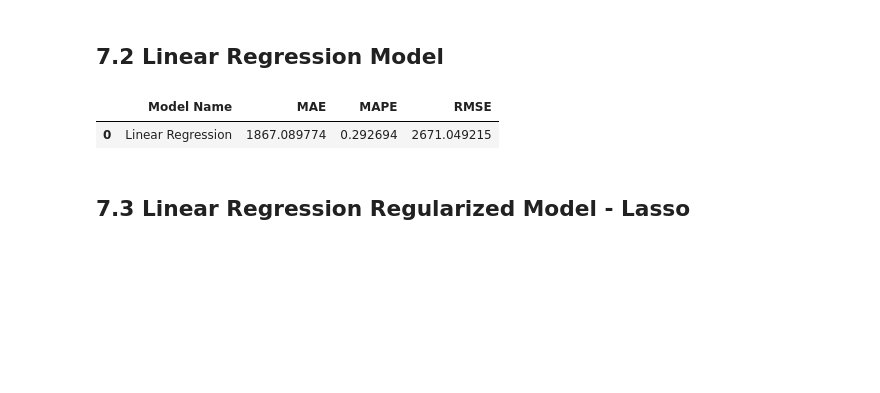
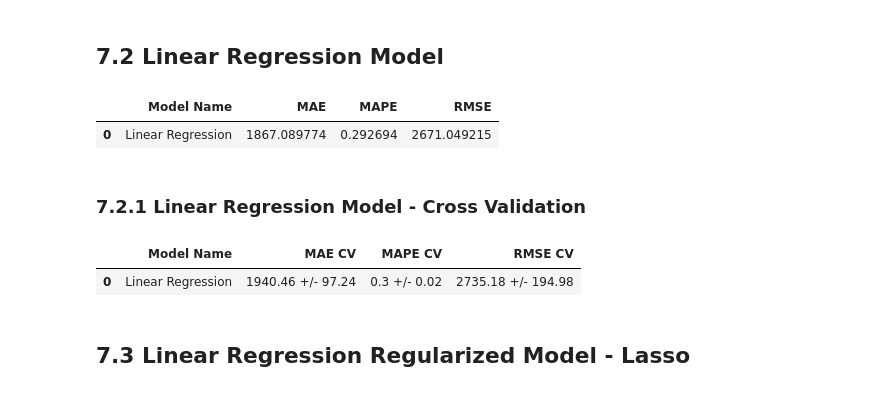
Before and after one commit to laaisfmaia/projeto-ds-em-producao, a Jupyter notebook: mod_7_Machine_Learning_modelling.ipynb, the cells around one changed output. Drawn from its saved outputs; the diff is of its cells as text; code cells hidden in the pictures; blank space fills up the shorter version.

Commit message:
end real performance comparison with cross validation

```diff
--- a/mod_7_Machine_Learning_modelling.ipynb
+++ b/mod_7_Machine_Learning_modelling.ipynb
@@ -1524,6 +1568,10 @@ cols_selected_boruta_full.extend(feat_to_add)
 # %%
 x_train = X_train[cols_selected_boruta]
 x_test = X_test[cols_selected_boruta]
+
+#time series data preparation
+#X_train que é o dataset completo mas somente com as colunas selecionadas pelo boruta
+x_training = X_train[cols_selected_boruta_full]
 # %% [markdown]
 ## 7.1 Average Model
 # %%
@@ -1581,6 +1629,15 @@ lr_result
 # %% [output]
 |  | Model Name | MAE | MAPE | RMSE |
 | 0 | Linear Regression | 1867.089774 | 0.292694 | 2671.049215 |
+# %% [markdown]
+### 7.2.1 Linear Regression Model - Cross Validation
+# %%
+model = LinearRegression()
+lr_result_cv = cross_validation(x_training, 5, 'Linear Regression', model, verbose = False )
+lr_result_cv
+# %% [output]
+|  | Model Name | MAE CV | MAPE CV | RMSE CV |
+| 0 | Linear Regression | 1940.46 +/- 97.24 | 0.3 +/- 0.02 | 2735.18 +/- 194.98 |
 # %% [markdown]
 ## 7.3 Linear Regression Regularized Model - Lasso
 # %%
```
Also changed, not shown: parts of 21 cells of this notebook.
